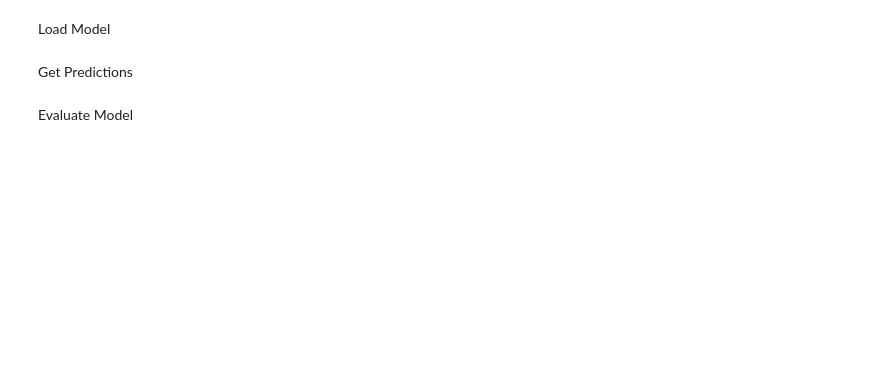
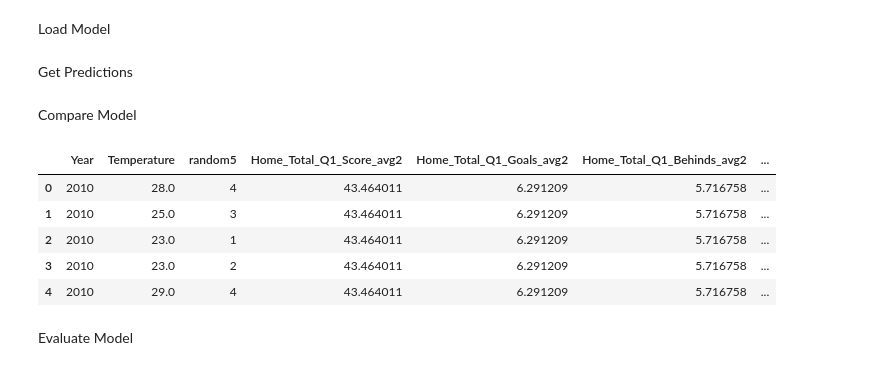
Before and after one commit to ciaran-grant/afl-total-points-model, a Jupyter notebook: notebooks/model_evaluation.ipynb, the cells around one changed output. Saved outputs shown, nothing was run; the diff lists cells and outputs as text; code cells hidden in the pictures; blank space fills up the shorter version.

```diff
--- a/notebooks/model_evaluation.ipynb
+++ b/notebooks/model_evaluation.ipynb
@@ -22,2 +31,5 @@ pd.options.display.max_columns = 999
+# %%
+compare_train_predictions_file_path = '/Users/ciaran/Documents/Projects/AFL/total-points-score-model/afl-total-points-model/total_points_model/predictions/train_predictions_xgb_regression_test_v1.csv'
+compare_test_predictions_file_path = '/Users/ciaran/Documents/Projects/AFL/total-points-score-model/afl-total-points-model/total_points_model/predictions/test_predictions_xgb_regression_test_v1.csv'
 # %% [markdown]
 Load Data
@@ -65,3 +73,5 @@ Get Predictions
 # %%
 train_preds = xgb_model.predict(X_train_preproc)
 test_preds = xgb_model.predict(X_test_preproc)
+# %% [markdown]
+Compare Model
@@ -68,3 +81,12 @@ test_preds = xgb_model.predict(X_test_preproc)
+# %%
+compare_train_data.head()
+# %% [output]
+|  | Year | Temperature | random5 | Home_Total_Q1_Score_avg2 | Home_Total_Q1_Goals_avg2 | Home_Total_Q1_Behinds_avg2 | ... |
+| 0 | 2010 | 28.0 | 4 | 43.464011 | 6.291209 | 5.716758 | ... |
+| 1 | 2010 | 25.0 | 3 | 43.464011 | 6.291209 | 5.716758 | ... |
+| 2 | 2010 | 23.0 | 1 | 43.464011 | 6.291209 | 5.716758 | ... |
+| 3 | 2010 | 23.0 | 2 | 43.464011 | 6.291209 | 5.716758 | ... |
+| 4 | 2010 | 29.0 | 4 | 43.464011 | 6.291209 | 5.716758 | ... |
 # %% [markdown]
 Evaluate Model
 # %%
```
Also changed, not shown: parts of 40 cells of this notebook.
